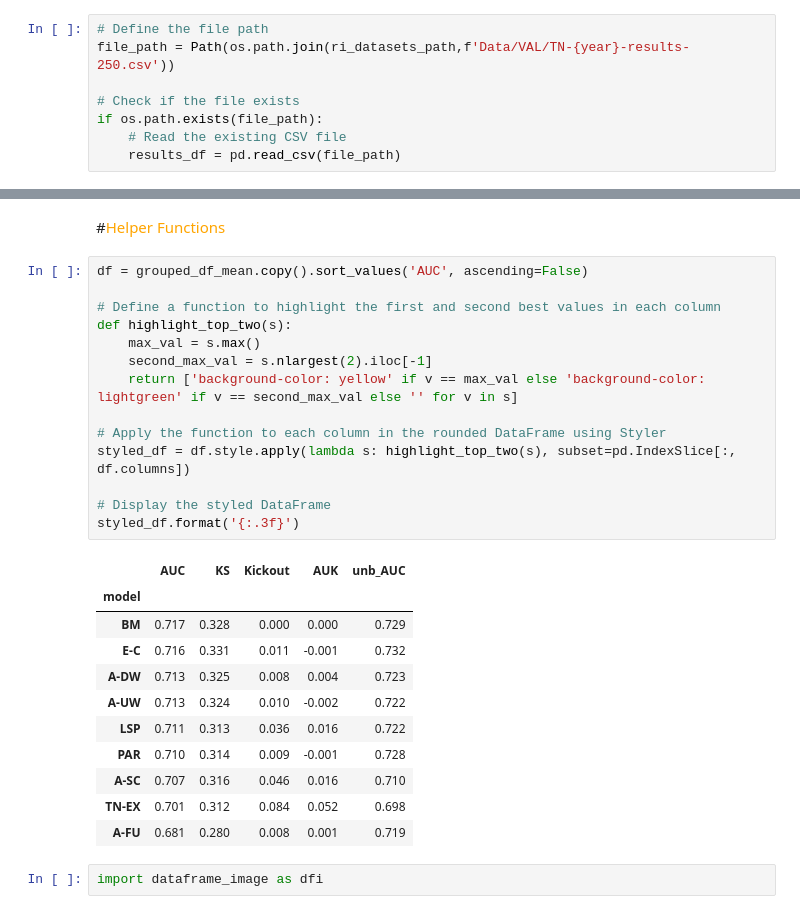
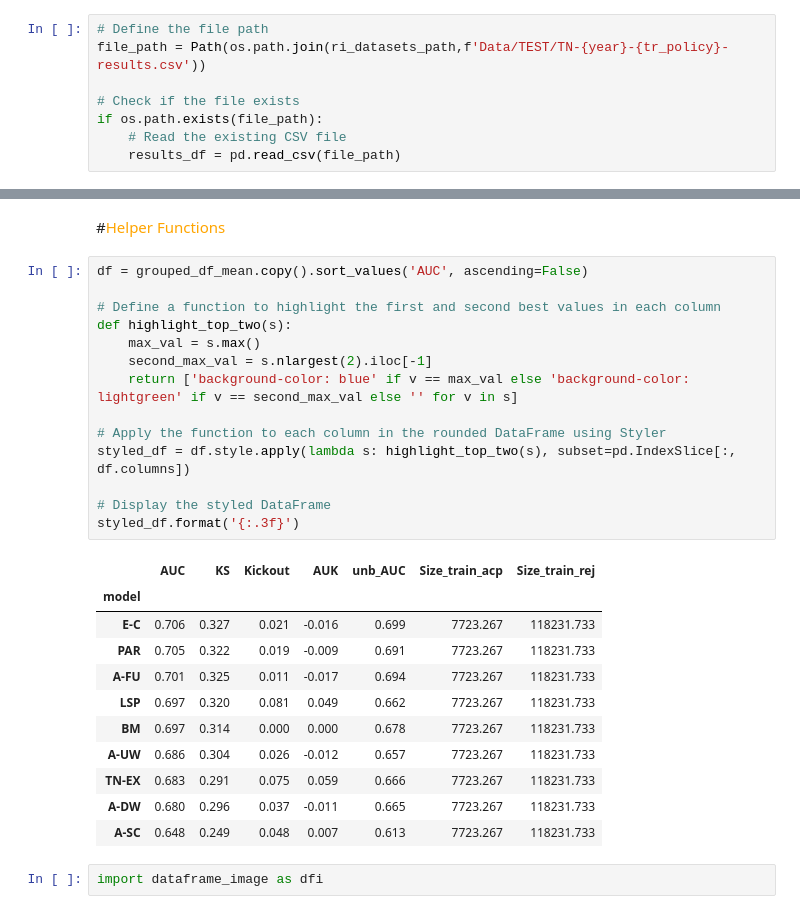
Before and after one commit to hiaac-finance/credit_pipeline, a Jupyter notebook: examples/playground Revista Pt3 - HC tests.ipynb, the cells around one changed output, grey strips where cells are left out. Saved outputs shown, nothing was run; the diff lists cells and outputs as text.

```diff
--- a/examples/playground Revista Pt3 - HC tests.ipynb
+++ b/examples/playground Revista Pt3 - HC tests.ipynb
@@ -113,6 +114,6 @@ tresh = 0.3
 # %%
 # Define the file path
-file_path = Path(os.path.join(ri_datasets_path,f'Data/VAL/TN-{year}-results-250.csv'))
+file_path = Path(os.path.join(ri_datasets_path,f'Data/TEST/TN-{year}-{tr_policy}-results.csv'))
 
 # Check if the file exists
 if os.path.exists(file_path):
@@ -161,29 +165,29 @@ grouped_df_mean.sort_values('AUK', ascending=False).round(3)
 # %%
 df = grouped_df_mean.copy().sort_values('AUC', ascending=False)
 
 # Define a function to highlight the first and second best values in each column
 def highlight_top_two(s):
     max_val = s.max()
     second_max_val = s.nlargest(2).iloc[-1]
-    return ['background-color: yellow' if v == max_val else 'background-color: lightgreen' if v == second_max_val else '' for v in s]
+    return ['background-color: blue' if v == max_val else 'background-color: lightgreen' if v == second_max_val else '' for v in s]
 
 # Apply the function to each column in the rounded DataFrame using Styler
 styled_df = df.style.apply(lambda s: highlight_top_two(s), subset=pd.IndexSlice[:, df.columns])
 
 # Display the styled DataFrame
 styled_df.format('{:.3f}')
 # %% [output]
-|  | AUC | KS | Kickout | AUK | unb_AUC |
-| model |  |  |  |  |  |
-| BM | 0.717 | 0.328 | 0.000 | 0.000 | 0.729 |
-| E-C | 0.716 | 0.331 | 0.011 | -0.001 | 0.732 |
-| A-DW | 0.713 | 0.325 | 0.008 | 0.004 | 0.723 |
-| A-UW | 0.713 | 0.324 | 0.010 | -0.002 | 0.722 |
-| LSP | 0.711 | 0.313 | 0.036 | 0.016 | 0.722 |
-| PAR | 0.710 | 0.314 | 0.009 | -0.001 | 0.728 |
-| A-SC | 0.707 | 0.316 | 0.046 | 0.016 | 0.710 |
-| TN-EX | 0.701 | 0.312 | 0.084 | 0.052 | 0.698 |
-| A-FU | 0.681 | 0.280 | 0.008 | 0.001 | 0.719 |
+|  | AUC | KS | Kickout | AUK | unb_AUC | Size_train_acp | Size_train_rej |
+| model |  |  |  |  |  |  |  |
+| E-C | 0.706 | 0.327 | 0.021 | -0.016 | 0.699 | 7723.267 | 118231.733 |
+| PAR | 0.705 | 0.322 | 0.019 | -0.009 | 0.691 | 7723.267 | 118231.733 |
+| A-FU | 0.701 | 0.325 | 0.011 | -0.017 | 0.694 | 7723.267 | 118231.733 |
+| LSP | 0.697 | 0.320 | 0.081 | 0.049 | 0.662 | 7723.267 | 118231.733 |
+| BM | 0.697 | 0.314 | 0.000 | 0.000 | 0.678 | 7723.267 | 118231.733 |
+| A-UW | 0.686 | 0.304 | 0.026 | -0.012 | 0.657 | 7723.267 | 118231.733 |
+| TN-EX | 0.683 | 0.291 | 0.075 | 0.059 | 0.666 | 7723.267 | 118231.733 |
+| A-DW | 0.680 | 0.296 | 0.037 | -0.011 | 0.665 | 7723.267 | 118231.733 |
+| A-SC | 0.648 | 0.249 | 0.048 | 0.007 | 0.613 | 7723.267 | 118231.733 |
 # %%
 import dataframe_image as dfi
 # %%
```
Also changed, not shown: parts of 11 cells of this notebook, 8 other files.
